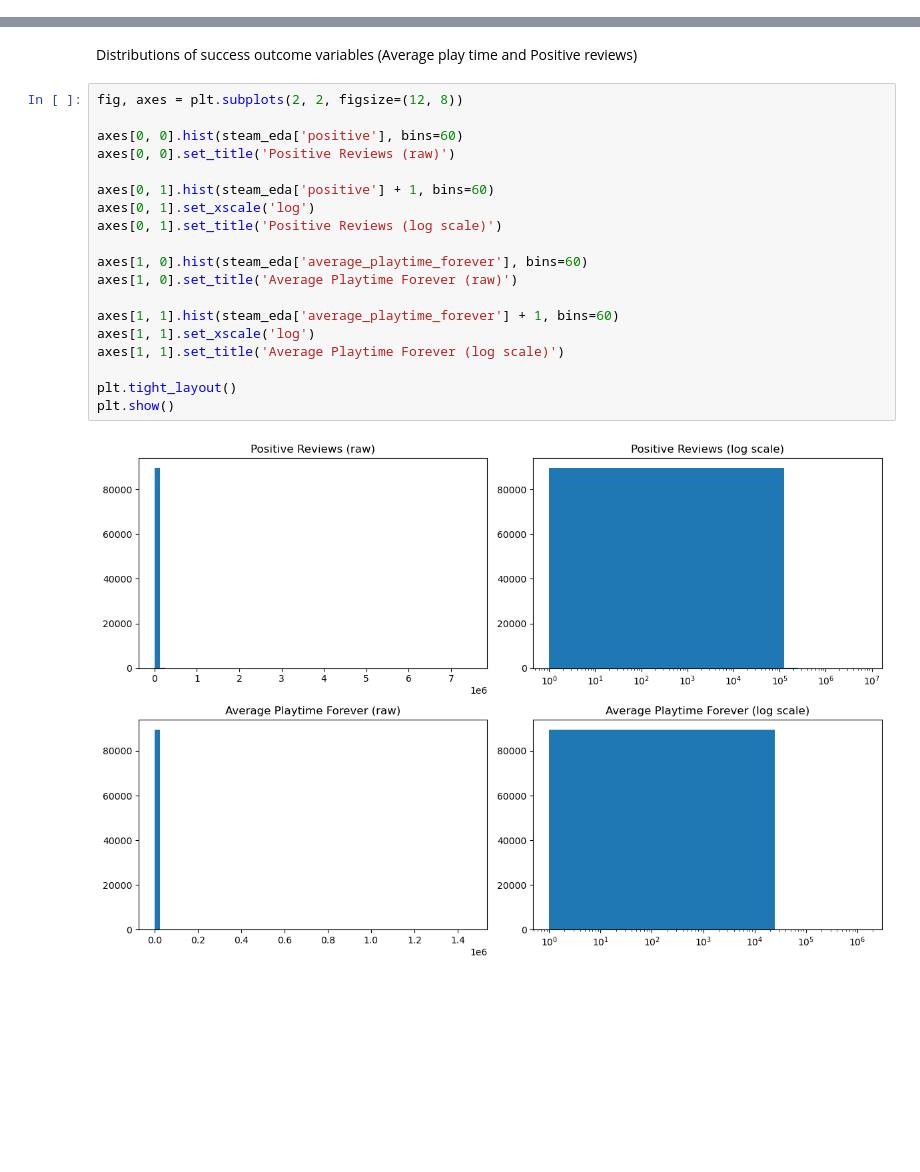
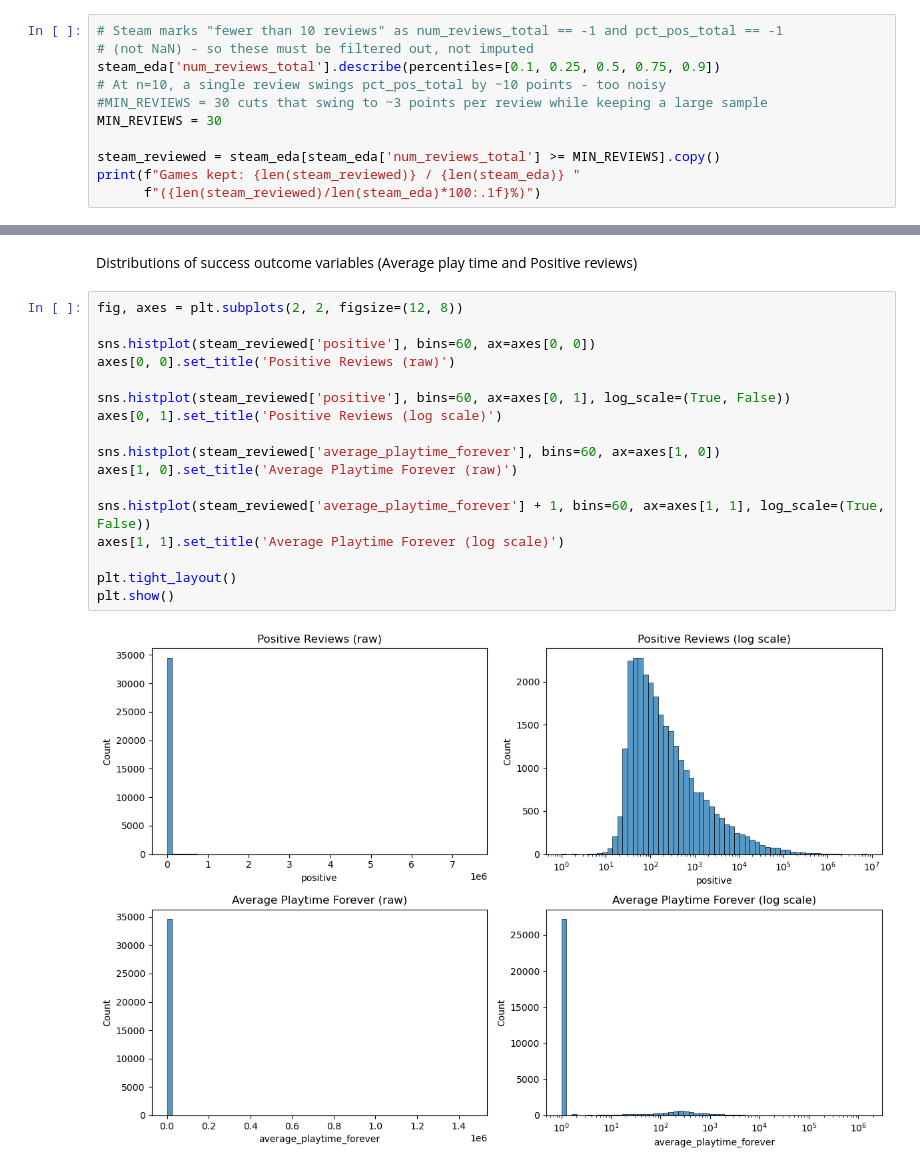
Before and after one commit to rakeikahukoti-del/DATA301-GP, a Jupyter notebook: notebooks/edajoanna.ipynb, the cells around one changed output, grey strips where cells are left out. Saved outputs shown, nothing was run; the diff lists cells and outputs as text; blank space fills up the shorter version.

```diff
--- a/notebooks/edajoanna.ipynb
+++ b/notebooks/edajoanna.ipynb
@@ -85,0 +88,11 @@ duplicates
+# %%
+# Steam marks "fewer than 10 reviews" as num_reviews_total == -1 and pct_pos_total == -1
+# (not NaN) - so these must be filtered out, not imputed
+steam_eda['num_reviews_total'].describe(percentiles=[0.1, 0.25, 0.5, 0.75, 0.9])
+# At n=10, a single review swings pct_pos_total by ~10 points - too noisy
+#MIN_REVIEWS = 30 cuts that swing to ~3 points per review while keeping a large sample
+MIN_REVIEWS = 30
+
+steam_reviewed = steam_eda[steam_eda['num_reviews_total'] >= MIN_REVIEWS].copy()
+print(f"Games kept: {len(steam_reviewed)} / {len(steam_eda)} "
+      f"({len(steam_reviewed)/len(steam_eda)*100:.1f}%)")
@@ -88,22 +128,20 @@ Distributions of success outcome variables (Average play time and Positive revie
 # %%
 fig, axes = plt.subplots(2, 2, figsize=(12, 8))
 
-axes[0, 0].hist(steam_eda['positive'], bins=60)
+sns.histplot(steam_reviewed['positive'], bins=60, ax=axes[0, 0])
 axes[0, 0].set_title('Positive Reviews (raw)')
 
-axes[0, 1].hist(steam_eda['positive'] + 1, bins=60)
-axes[0, 1].set_xscale('log')
+sns.histplot(steam_reviewed['positive'], bins=60, ax=axes[0, 1], log_scale=(True, False))
 axes[0, 1].set_title('Positive Reviews (log scale)')
 
-axes[1, 0].hist(steam_eda['average_playtime_forever'], bins=60)
+sns.histplot(steam_reviewed['average_playtime_forever'], bins=60, ax=axes[1, 0])
 axes[1, 0].set_title('Average Playtime Forever (raw)')
 
-axes[1, 1].hist(steam_eda['average_playtime_forever'] + 1, bins=60)
-axes[1, 1].set_xscale('log')
+sns.histplot(steam_reviewed['average_playtime_forever'] + 1, bins=60, ax=axes[1, 1], log_scale=(True, False))
 axes[1, 1].set_title('Average Playtime Forever (log scale)')
 
 plt.tight_layout()
 plt.show()
 # %% [output]
-[figure, old version]
+[figure, new version]
 # %%
```
Also changed, not shown: parts of 11 cells of this notebook.
